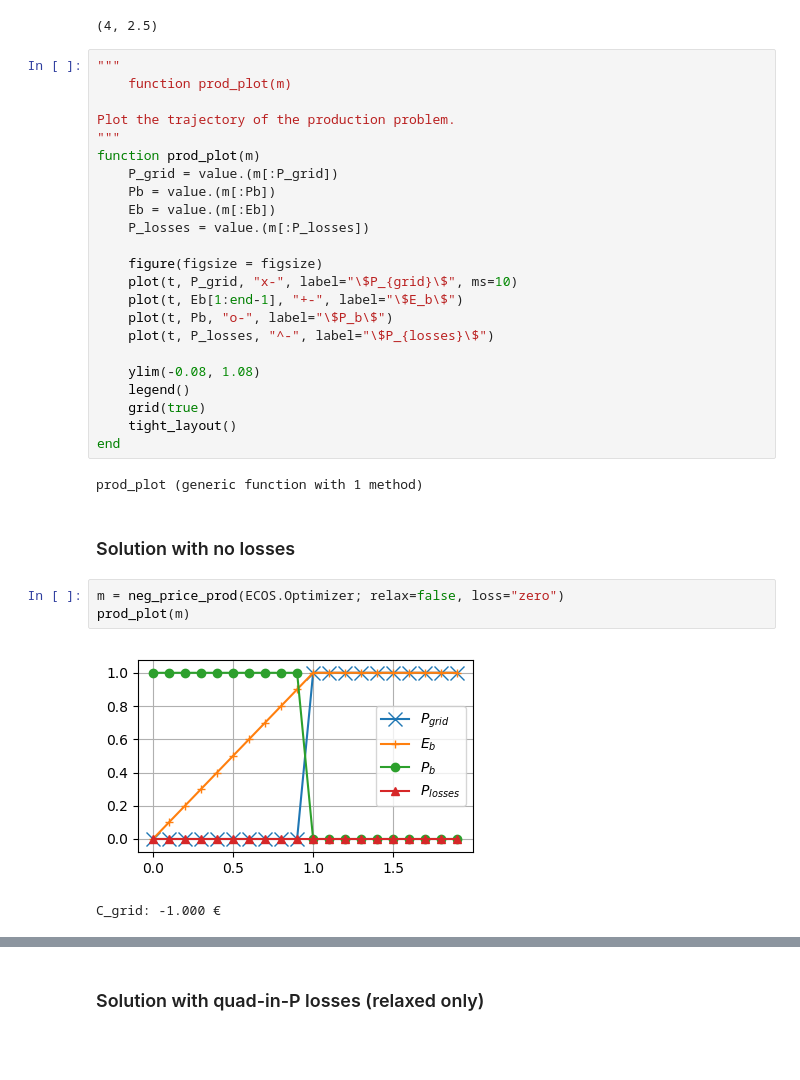
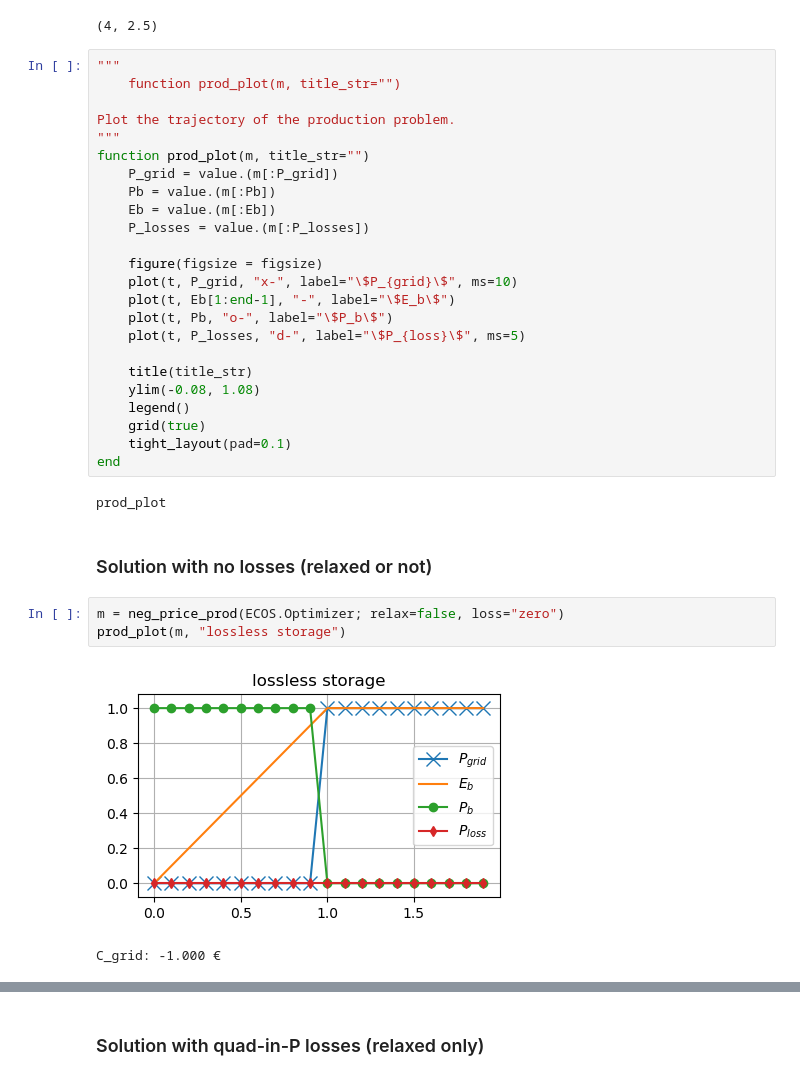
Before and after one commit to pierre-haessig/convex-storage-loss, a Jupyter notebook: Relaxation_failure_example.ipynb, the cells around one changed output, grey strips where cells are left out. Saved outputs shown, nothing was run; the diff lists cells and outputs as text; blank space fills up the shorter version.

```diff
--- a/Relaxation_failure_example.ipynb
+++ b/Relaxation_failure_example.ipynb
@@ -129,11 +131,11 @@ figsize = (4,2.5)
 (4, 2.5)
 # %%
 """
-    function prod_plot(m)
+    function prod_plot(m, title_str="")
 
 Plot the trajectory of the production problem.
 """
-function prod_plot(m)
+function prod_plot(m, title_str="")
     P_grid = value.(m[:P_grid])
     Pb = value.(m[:Pb])
     Eb = value.(m[:Eb])
@@ -141,24 +143,25 @@ function prod_plot(m)
 
     figure(figsize = figsize)
     plot(t, P_grid, "x-", label="\$P_{grid}\$", ms=10)
-    plot(t, Eb[1:end-1], "+-", label="\$E_b\$")
+    plot(t, Eb[1:end-1], "-", label="\$E_b\$")
     plot(t, Pb, "o-", label="\$P_b\$")
-    plot(t, P_losses, "^-", label="\$P_{losses}\$")
+    plot(t, P_losses, "d-", label="\$P_{loss}\$", ms=5)
 
+    title(title_str)
     ylim(-0.08, 1.08)
     legend()
     grid(true)
-    tight_layout()
+    tight_layout(pad=0.1)
 end
 # %% [output]
-prod_plot (generic function with 1 method)
+prod_plot
 # %% [markdown]
-### Solution with no losses
+### Solution with no losses (relaxed or not)
 # %%
 m = neg_price_prod(ECOS.Optimizer; relax=false, loss="zero")
-prod_plot(m)
+prod_plot(m, "lossless storage")
 # %% [output]
-[figure, old version]
+[figure, new version]
 C_grid: -1.000 €
 # %%
 m = neg_price_prod(ECOS.Optimizer; relax=true, loss="zero")
```
Also changed, not shown: parts of 14 cells of this notebook, 4 other files.
